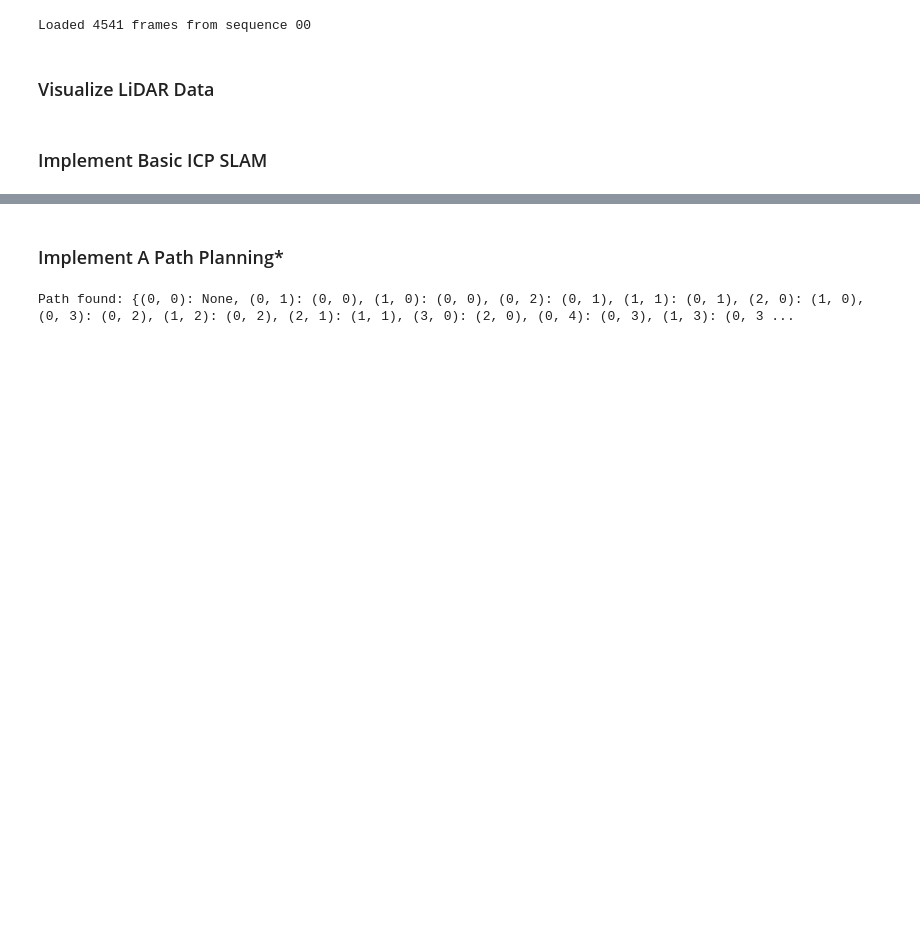
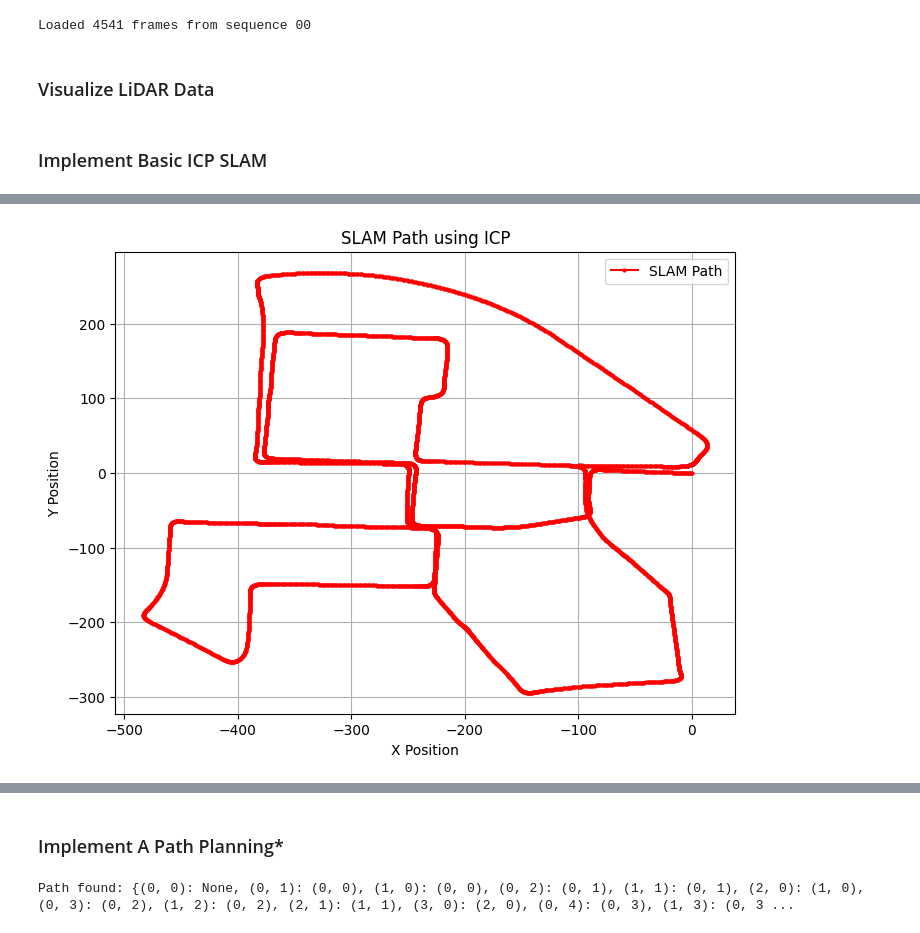
Before and after one commit to deepakbhagatiitr/map-and-move, a Jupyter notebook: slam.ipynb, the cells around one changed output, grey strips where cells are left out. Saved outputs shown, nothing was run; the diff lists cells and outputs as text; code cells hidden in the pictures; blank space fills up the shorter version.

Commit message:
feat: slam and ground truth

```diff
--- a/slam.ipynb
+++ b/slam.ipynb
@@ -34,20 +60,2 @@ o3d.visualization.draw_geometries([pcd])
 # %% [markdown]
 ### Implement Basic ICP SLAM
-# %%
-def icp_slam(source, target):
-    """Applies Iterative Closest Point (ICP) for SLAM"""
-    icp = o3d.pipelines.registration.registration_icp(
-        source, target, 0.2, np.eye(4),
-        o3d.pipelines.registration.TransformationEstimationPointToPoint())
-    return icp.transformation
-
-# Load two consecutive LiDAR frames
-pcd1 = o3d.geometry.PointCloud()
-pcd1.points = o3d.utility.Vector3dVector(dataset.get_velo(0)[:, :3])
-
-pcd2 = o3d.geometry.PointCloud()
-pcd2.points = o3d.utility.Vector3dVector(dataset.get_velo(1)[:, :3])
-
-# Compute transformation using ICP
-transformation = icp_slam(pcd1, pcd2)
-print("Estimated Transformation:\n", transformation)
@@ -59,0 +91,69 @@ Estimated Transformation:
+# %%
+import open3d as o3d
+import numpy as np
+import matplotlib.pyplot as plt
+from tqdm import tqdm  # Progress bar
+
+# Load dataset (Ensure dataset is correctly loaded)
+# dataset = ... (Define your dataset here)
+
+def icp_slam(source, target, threshold=0.5):
+    """Applies Iterative Closest Point (ICP) for SLAM with preprocessing"""
+
+    # Downsample for faster processing
+    source = source.voxel_down_sample(voxel_size=0.3)
+    target = target.voxel_down_sample(voxel_size=0.3)
+
+    # Estimate normals for better alignment
+    target.estimate_normals(o3d.geometry.KDTreeSearchParamHybrid(radius=1.0, max_nn=30))
+
+    # Apply ICP
+    icp = o3d.pipelines.registration.registration_icp(
+        source, target, threshold, np.eye(4),
+        o3d.pipelines.registration.TransformationEstimationPointToPlane(),
+        o3d.pipelines.registration.ICPConvergenceCriteria(max_iteration=50)
+    )
+
+    # Reject outlier transformations
+    translation = np.linalg.norm(icp.transformation[:3, 3])
+    if translation > 1.5:  # Adjust threshold for better accuracy
+        print("Warning: Large transformation detected, skipping frame")
+        return np.eye(4)
+
+    return icp.transformation
+
+
+# Initialize trajectory
+trajectory = [np.eye(4)]  # Start at origin
+
+# Load first frame
+pcd1 = o3d.geometry.PointCloud()
+pcd1.points = o3d.utility.Vector3dVector(dataset.get_velo(0)[:, :3])
+
+num_frames = 4541  # Set dynamically based on dataset
+
+# Use tqdm for progress tracking
+for i in tqdm(range(1, num_frames), desc="Processing Frames"):
+    pcd2 = o3d.geometry.PointCloud()
+    pcd2.points = o3d.utility.Vector3dVector(dataset.get_velo(i)[:, :3])
+
+    transformation = icp_slam(pcd1, pcd2)
+
+    trajectory.append(trajectory[-1] @ transformation)
+
+    pcd1 = pcd2  # Move to next frame
+
+# Convert trajectory to numpy array
+trajectory = np.array(trajectory)[:, :3, 3]  # Extract x, y positions
+
+# Plot trajectory
+plt.figure(figsize=(8, 6))
+plt.plot(trajectory[:, 0], trajectory[:, 1], 'ro-', markersize=2, label="SLAM Path")
+plt.xlabel("X Position")
+plt.ylabel("Y Position")
+plt.title("SLAM Path using ICP")
+plt.legend()
+plt.grid()
+plt.show()
+# %% [output]
+[figure, added]
```
Also changed, not shown: parts of 4 cells of this notebook, 2 other files.
